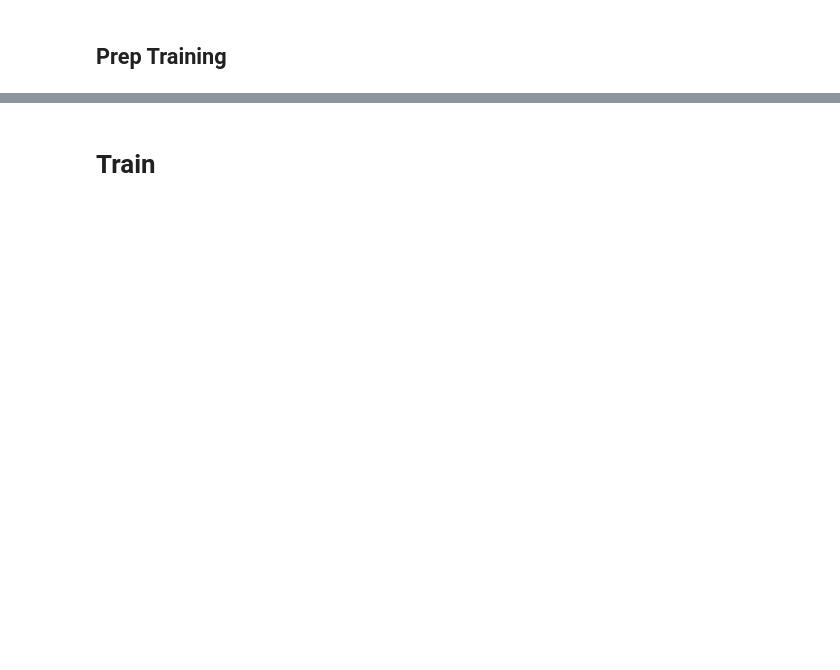
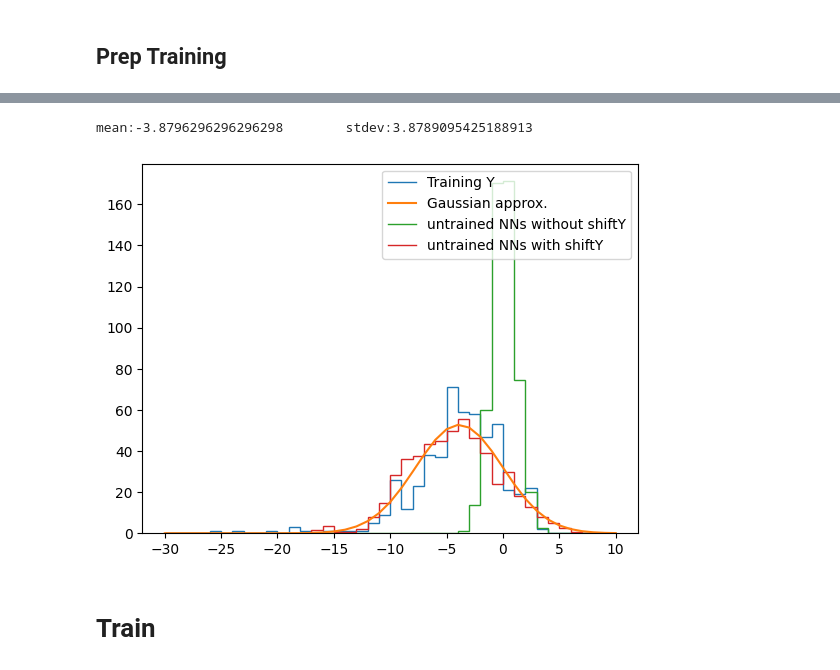
Before and after one commit to zetadin/TransferLearningFromPLS, a Jupyter notebook: ML_perceptron.ipynb, the cells around one changed output, grey strips where cells are left out. Saved outputs shown, nothing was run; the diff lists cells and outputs as text; code cells hidden in the pictures; blank space fills up the shorter version.

```diff
--- a/ML_perceptron.ipynb
+++ b/ML_perceptron.ipynb
@@ -94,7 +94,7 @@ cormat -= np.tril(cormat) # remove self correlation and lower triangular
 cormat=np.abs(cormat) # absolute values
 
 # find any columns with high correlations
-cor_threshhold = 0.8
+cor_threshhold = 0.60
 high_cor_pairs = np.where(cormat>=cor_threshhold)
 to_remove = np.unique(high_cor_pairs[0]) # indeces to the keep_feature_indeces array
 print(f"Highly correlated (>={cor_threshhold}) features to remove: {len(to_remove)}")
@@ -192,2 +318,71 @@ validation_db_file = "just not None"
+# %%
+# histogram Y
+trainingY=allYdata[known_idxs]
+counts, bins = np.histogram(trainingY, bins=40, range=(-30,10))
+plt.stairs(counts, bins, label="Training Y")
+
+mean = np.mean(trainingY)
+std = np.std(trainingY)
+G = np.exp(-np.square(bins-mean)/(2*np.square(std))) / (np.sqrt(2*np.pi)*std) * len(trainingY)
+plt.plot(bins,G, label="Gaussian approx.")
+
+print(f"mean:{mean}\tstdev:{std}")
+
+
+
+# test histogram of output of an untrained NN without shiftY
+
+Train_set = CustomMolModularDataset([ligs[idx] for idx in known_idxs],
+                                    normalize_x=normalize_x, X_filter=X_filter,
+                                    internal_cache_maxMem_MB=max_cache_Mem_MB)
+Train_set.copy_normalization_factors(full_dataset)
+Train_set.build_internal_filtered_cache()
+Train_gen=torch.utils.data.DataLoader(Train_set, shuffle=False,  batch_size=len(known_idxs))
+n_features = Train_set[0][0].shape[-1]
+
+
+
+shiftY = False
+
+untrained_outs=[]
+for i in range(100):
+    model = Net(inp_width=n_features, hl_w=hl_w, nhl=hl_depth, activation=activation, last_activation=last_activation,
+                    learning_rate=init_learning_rate, lr_decay=learning_rate_decay,
+                    high_binder_cutoff=0, # used for calculation of TPR/FPR
+                    weight_decay=weight_decay, cap_output=cap_output,
+                    weights_distrib_func=weight_func, drop_p=p_dropout, noise=noise, shiftY=shiftY).to(device)
+    untrained_outs.append(model.eval()(next(iter(Train_gen))[0]).detach().cpu().numpy().flatten())
+untrained_outs=np.array(untrained_outs).flatten()
+
+counts, bins = np.histogram(untrained_outs, bins=40, range=(-30,10))
+counts = counts/100
+plt.stairs(counts, bins, label="untrained NNs without shiftY")
+
+
+
+# set shiftY to these values so NN shifts and scales final output to match this range
+shiftY = (std, mean)
+
+untrained_outs=[]
+for i in range(100):
+    model = Net(inp_width=n_features, hl_w=hl_w, nhl=hl_depth, activation=activation, last_activation=last_activation,
+                    learning_rate=init_learning_rate, lr_decay=learning_rate_decay,
+                    high_binder_cutoff=0, # used for calculation of TPR/FPR
+                    weight_decay=weight_decay, cap_output=cap_output,
+                    weights_distrib_func=weight_func, drop_p=p_dropout, noise=noise, shiftY=shiftY).to(device)
+    untrained_outs.append(model.eval()(next(iter(Train_gen))[0]).detach().cpu().numpy().flatten())
+untrained_outs=np.array(untrained_outs).flatten()
+
+counts, bins = np.histogram(untrained_outs, bins=40, range=(-30,10))
+counts = counts/100
+plt.stairs(counts, bins, label="untrained NNs with shiftY")
+
+
+
+plt.legend()
+del model, Train_set, Train_gen
+# %% [output]
+mean:-3.8796296296296298        stdev:3.8789095425188913
+[figure, added]
 # %% [markdown]
 # Train
```
Also changed, not shown: parts of 14 cells of this notebook.
